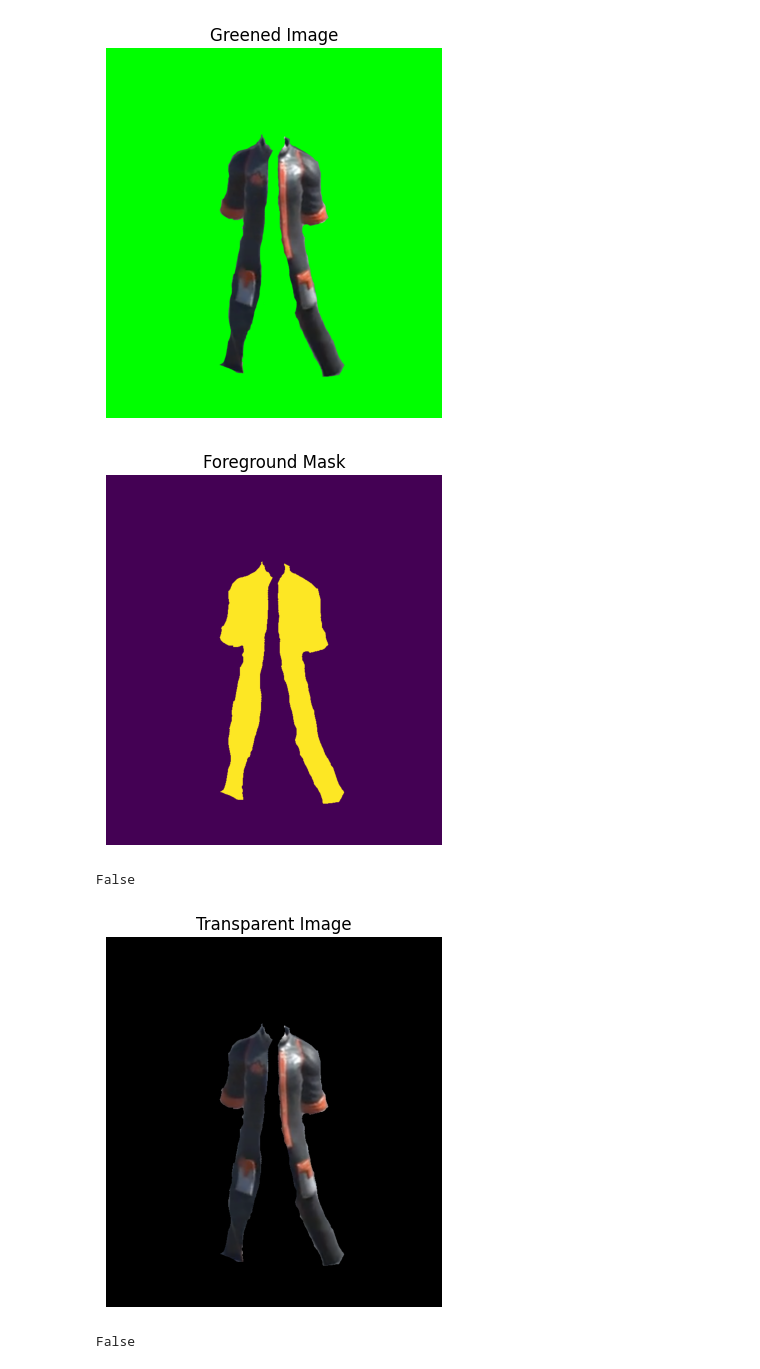
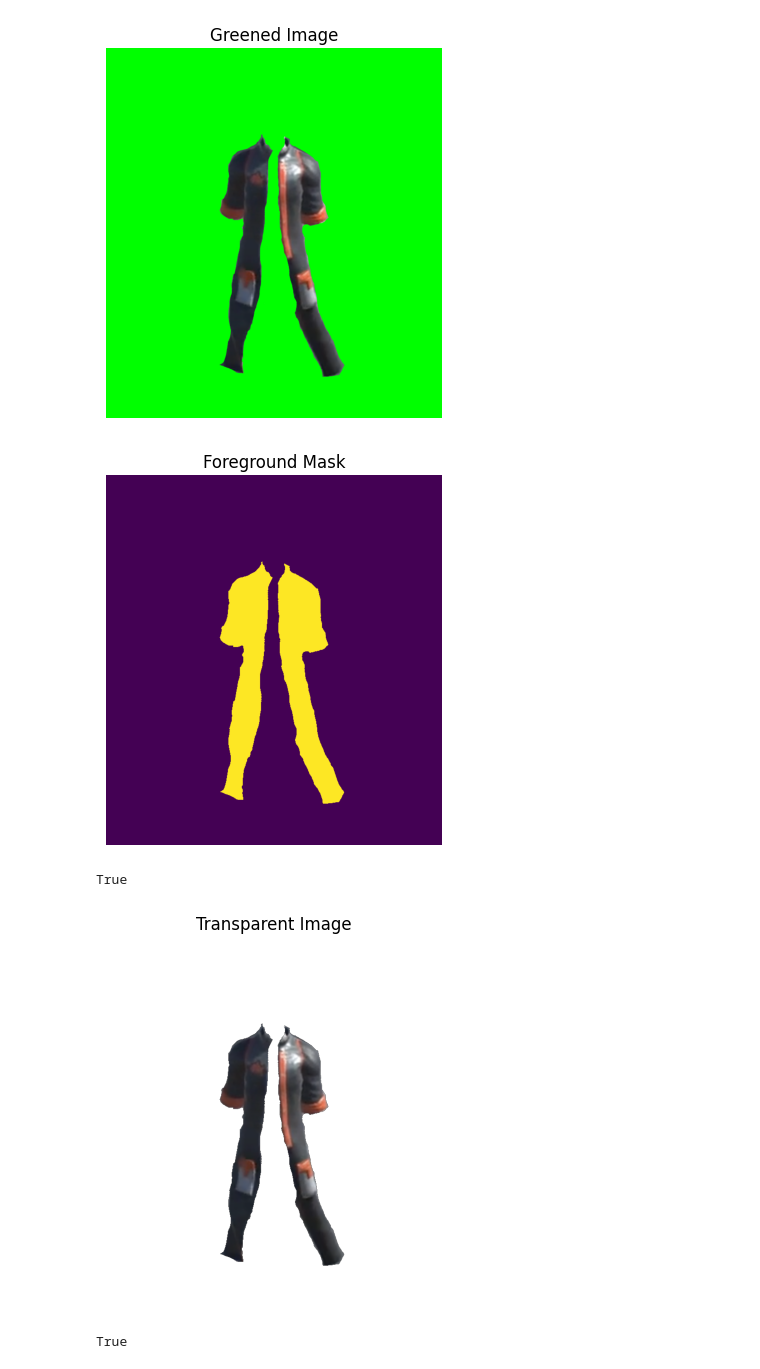
Before and after one commit to RoisinDai/GlamCam, a Jupyter notebook: overlay/segmentation/segment.ipynb, the cells around one changed output. Saved outputs shown, nothing was run; the diff lists cells and outputs as text; code cells hidden in the pictures.

Commit message:
make foreground image truly transparent

```diff
--- a/overlay/segmentation/segment.ipynb
+++ b/overlay/segmentation/segment.ipynb
@@ -62,24 +62,27 @@ fg_mask = cv2.bitwise_not(bg_mask)
 show_image(fg_mask, "Foreground Mask")
 
 # Write the foreground mask to a file
-cv2.imwrite("../data/fg_mask.png", fg_mask)
+cv2.imwrite("./data/fg_mask.png", fg_mask)
 # %% [output]
 [figure]
-False
+True
 # %%
 # Apply the mask to the original image to obtain a transparent image
 
 # Read the original image using OpenCV
 img_bgr = cv2.imread("./data/original.png")
 img_rgb = cv2.cvtColor(img_bgr, cv2.COLOR_BGR2RGB)
 
 # Mask the original image with the foreground mask
-img_transparent = cv2.bitwise_and(img_rgb, img_rgb, mask=fg_mask)
-show_image(img_transparent, "Transparent Image")
+alpha = fg_mask
+img_rgb_masked = cv2.bitwise_and(img_rgb, img_rgb, mask=alpha)
+img_rgba = np.dstack([img_rgb_masked, alpha])
+
+show_image(img_rgba, "Transparent Image")
 
 # Save the transparent image
-cv2.imwrite("../data/transparent.png",
-            cv2.cvtColor(img_transparent, cv2.COLOR_BGR2RGB))
+cv2.imwrite("./data/transparent.png",
+            cv2.cvtColor(img_rgba, cv2.COLOR_BGR2RGBA))
 # %% [output]
-[figure, old version]
+[figure, new version]
-False
+True
```
Also changed, not shown: 2 other files.
